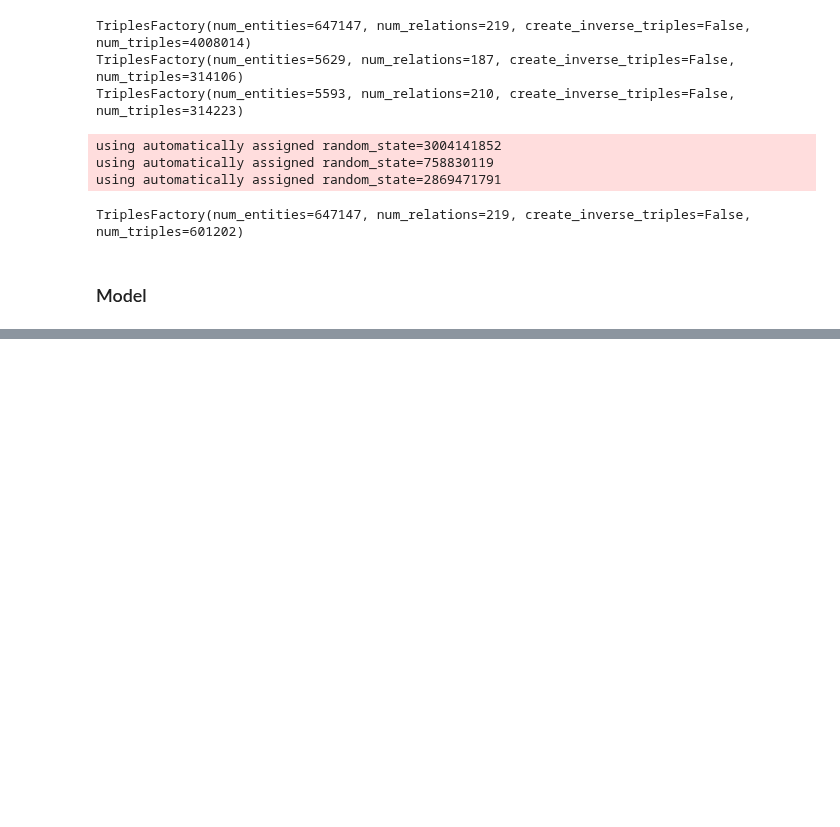
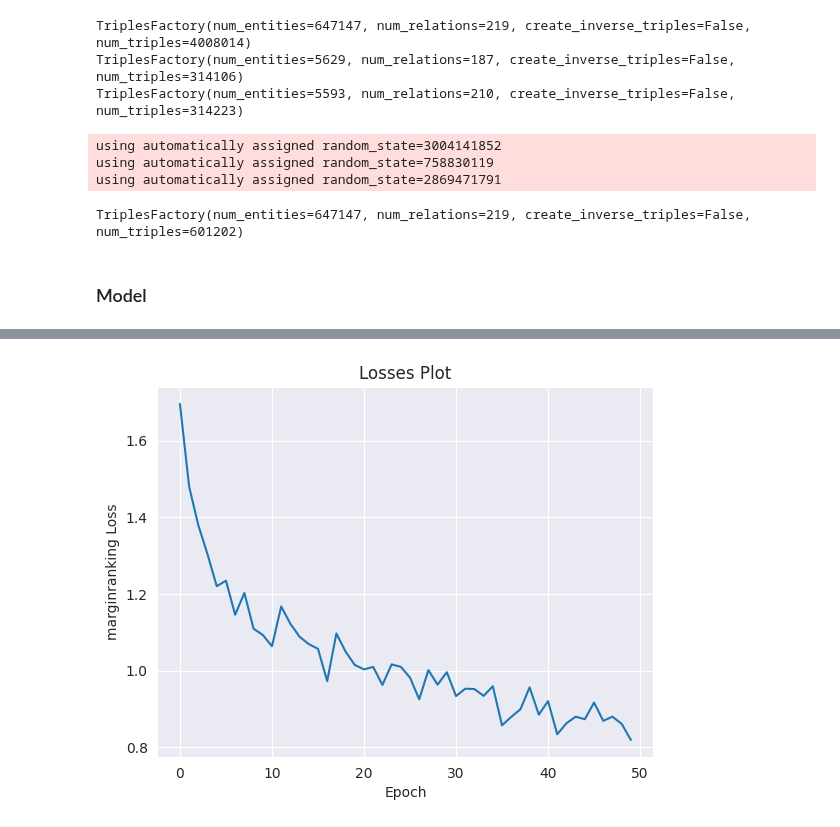
Before and after one commit to marketakrenkova/drug-interaction-prediction, a Jupyter notebook: knowledge_graph.ipynb, the cells around one changed output, grey strips where cells are left out. Cells and saved outputs as stored; diff of their text form; code cells hidden in the pictures; blank space fills up the shorter version.

```diff
--- a/knowledge_graph.ipynb
+++ b/knowledge_graph.ipynb
@@ -369,0 +374,23 @@ result.save_to_directory("results")
+# %%
+result = pipeline(
+    dataset='Nations',
+    model='TransE',
+    epochs=50,
+    evaluator=RankBasedEvaluator,
+    model_kwargs={
+        'embedding_dim': 150
+    },
+    regularizer = "Lp",
+    regularizer_kwargs = {
+      "apply_only_once": False,
+      "weight": 0.01,
+      "p": 2.0,
+      "normalize": False
+    },
+
+    device='gpu',
+    optimizer = "AdaGrad",
+    optimizer_kwargs = {
+      "lr": 0.01
+    },
+)
@@ -369,0 +430,5 @@ result.save_to_directory("results")
+# %%
+result.plot_losses()
+plt.show()
+# %% [output]
+[figure, added]
```
Also changed, not shown: parts of 9 cells of this notebook, 3 other files.
